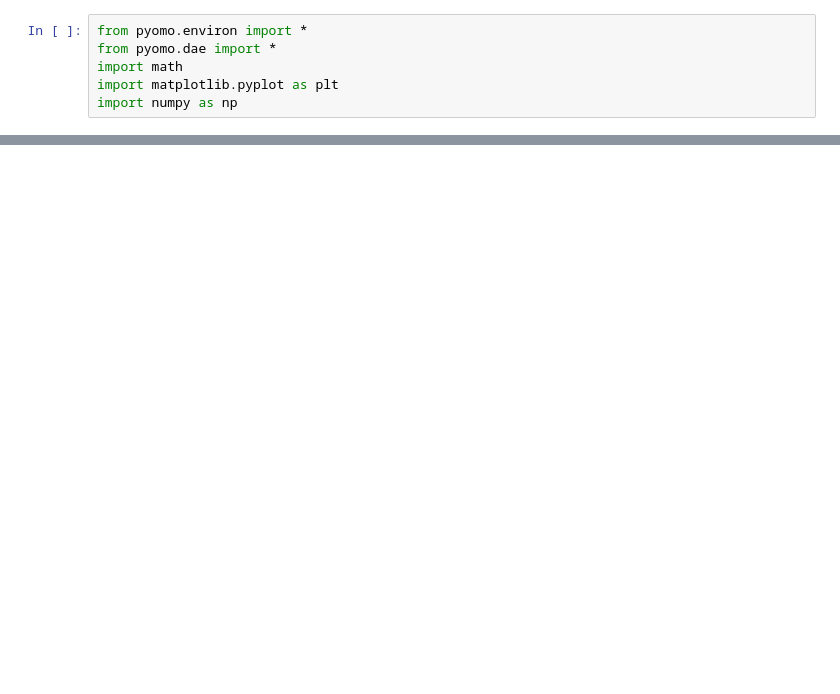
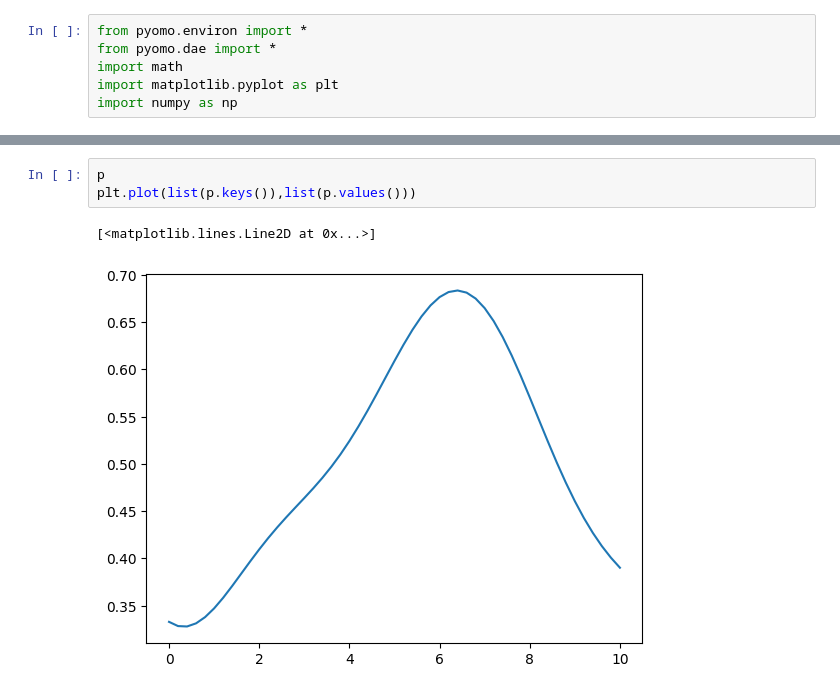
Before and after one commit to JiyongHarry/SAIL_Optimization, a Jupyter notebook: MPC for CSTR/Isothermal_CSTR_fixed_volume.ipynb, the cells around one changed output, grey strips where cells are left out. Cells and saved outputs as stored; diff of their text form; blank space fills up the shorter version.

```diff
--- a/MPC for CSTR/Isothermal_CSTR_fixed_volume.ipynb
+++ b/MPC for CSTR/Isothermal_CSTR_fixed_volume.ipynb
@@ -77,3 +98,9 @@ m,p = get_model_variable_volume(xss,uss,ucon, x0_,u0)
+# %%
+p
+plt.plot(list(p.keys()),list(p.values()))
+# %% [output]
+[<matplotlib.lines.Line2D at 0x...>]
+[figure, added]
 # %%
 plt.title('Production target')
 plt.plot([t for t in m.t], p.values())
```
Also changed, not shown: parts of 8 cells of this notebook, 2 other files.
